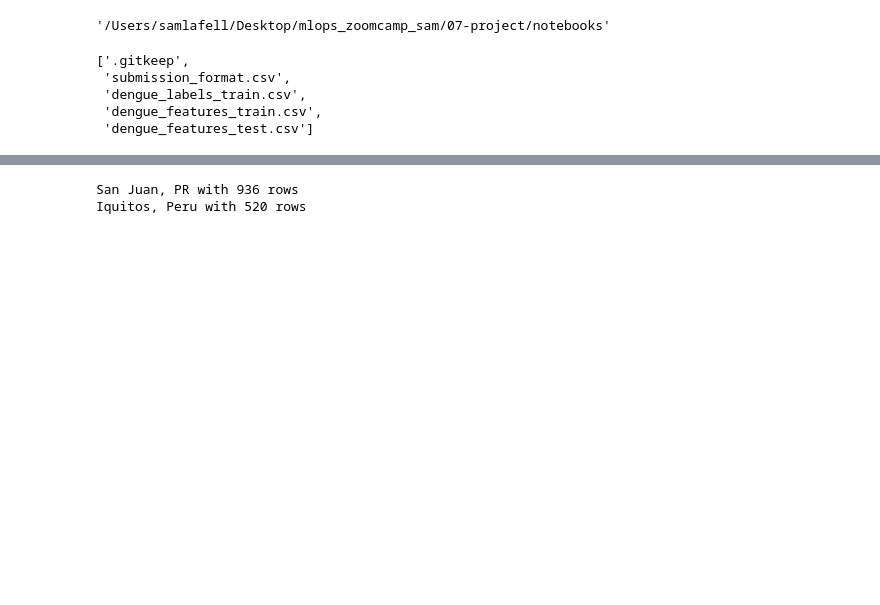
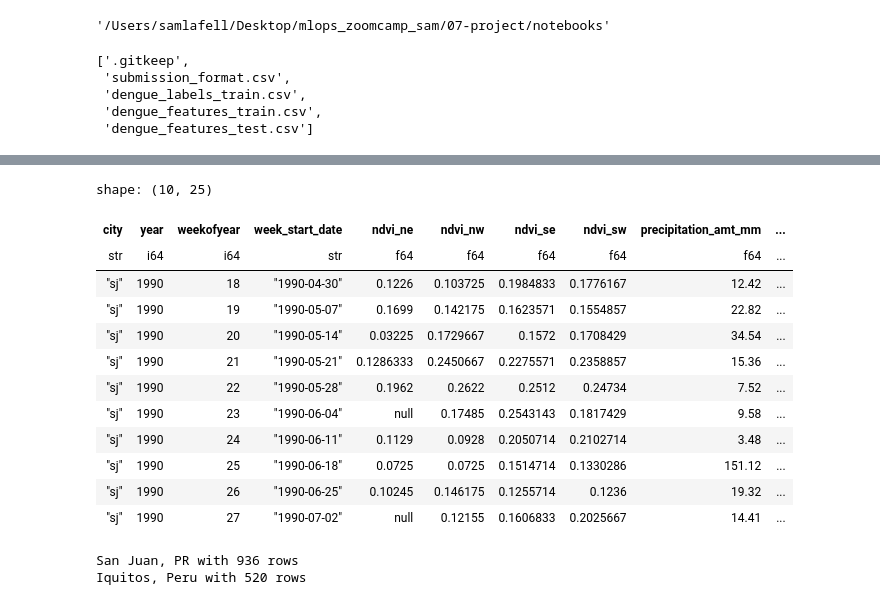
Before and after one commit to samlafell/mlops_zoomcamp_sam, a Jupyter notebook: 07-project/notebooks/explore.ipynb, the cells around one changed output, grey strips where cells are left out. Drawn from its saved outputs; the diff is of its cells as text; code cells hidden in the pictures; blank space fills up the shorter version.

```diff
--- a/07-project/notebooks/explore.ipynb
+++ b/07-project/notebooks/explore.ipynb
@@ -33,7 +38,7 @@ os.listdir(data_path / 'raw')
  'dengue_features_train.csv',
  'dengue_features_test.csv']
 # %%
-def import_training(train_df: pathlib.Path) -> pl.DataFrame():
+def import_data(df_path: pathlib.Path) -> pl.DataFrame():
     """Import Data
 
     Args:
@@ -42,6 +47,31 @@ def import_training(train_df: pathlib.Path) -> pl.DataFrame():
     Returns:
         df (polars.DataFrame): Return Polars Dataframe
     """
-    return pl.read_csv(train_df)
+    return pl.read_csv(df_path)
 
-dengue_features = import_training(train_df = data_path / 'raw' / 'dengue_features_train.csv')
+
+def str_to_date(date_str, date_format = '%m/%d/%y'):
+    """Convert String to a date
+
+    Args:
+        date_str (_type_): _description_
+
+    Returns:
+        _type_: _description_
+    """
+    return datetime.strptime(date_str, date_format).date()
+# %%
+training_features = import_data(df_path = data_path / 'raw' / 'dengue_features_train.csv')
+training_labels = import_data(data_path / 'raw' / 'dengue_labels_train.csv')
+# %%
+iquitos_denguesite = import_data(data_path / 'raw' / 'iquitos_target.csv') \
+    .select('season_week', 'week_start_date', 'total_cases') \
+    .rename({'total_cases':'total_cases_v2'}) \
+    .with_columns(pl.col("week_start_date").apply(str_to_date, return_dtype=pl.Date).alias("week")) \
+    .with_columns(pl.lit('iq').alias('city')) \
+    .drop('week_start_date')
+
+
+four_digit_strtodate = partial(str_to_date, date_format = "%Y-%m-%d")
+training_features = training_features \
+    .with_columns(pl.col("week_start_date").apply(four_digit_strtodate, return_dtype=pl.Date).alias("week"))
@@ -48 +98,23 @@ dengue_features = import_training(train_df = data_path / 'raw' / 'dengue_feature
+# %%
+from functools import partial
+four_digit_strtodate = partial(str_to_date, date_format = "%Y-%m-%d")
+
+training_features = training_features \
+    .with_columns(pl.col("week_start_date").apply(four_digit_strtodate, return_dtype=pl.Date).alias("week"))
+
+training_features.head(10)
+# %% [output]
+shape: (10, 25)
+| city | year | weekofyear | week_start_date | ndvi_ne | ndvi_nw | ndvi_se | ndvi_sw | precipitation_amt_mm | ... |
+| str | i64 | i64 | str | f64 | f64 | f64 | f64 | f64 | ... |
+| "sj" | 1990 | 18 | "1990-04-30" | 0.1226 | 0.103725 | 0.1984833 | 0.1776167 | 12.42 | ... |
+| "sj" | 1990 | 19 | "1990-05-07" | 0.1699 | 0.142175 | 0.1623571 | 0.1554857 | 22.82 | ... |
+| "sj" | 1990 | 20 | "1990-05-14" | 0.03225 | 0.1729667 | 0.1572 | 0.1708429 | 34.54 | ... |
+| "sj" | 1990 | 21 | "1990-05-21" | 0.1286333 | 0.2450667 | 0.2275571 | 0.2358857 | 15.36 | ... |
+| "sj" | 1990 | 22 | "1990-05-28" | 0.1962 | 0.2622 | 0.2512 | 0.24734 | 7.52 | ... |
+| "sj" | 1990 | 23 | "1990-06-04" | null | 0.17485 | 0.2543143 | 0.1817429 | 9.58 | ... |
+| "sj" | 1990 | 24 | "1990-06-11" | 0.1129 | 0.0928 | 0.2050714 | 0.2102714 | 3.48 | ... |
+| "sj" | 1990 | 25 | "1990-06-18" | 0.0725 | 0.0725 | 0.1514714 | 0.1330286 | 151.12 | ... |
+| "sj" | 1990 | 26 | "1990-06-25" | 0.10245 | 0.146175 | 0.1255714 | 0.1236 | 19.32 | ... |
+| "sj" | 1990 | 27 | "1990-07-02" | null | 0.12155 | 0.1606833 | 0.2025667 | 14.41 | ... |
 # %%
```
Also changed, not shown: parts of 7 cells of this notebook, 2 other files.
